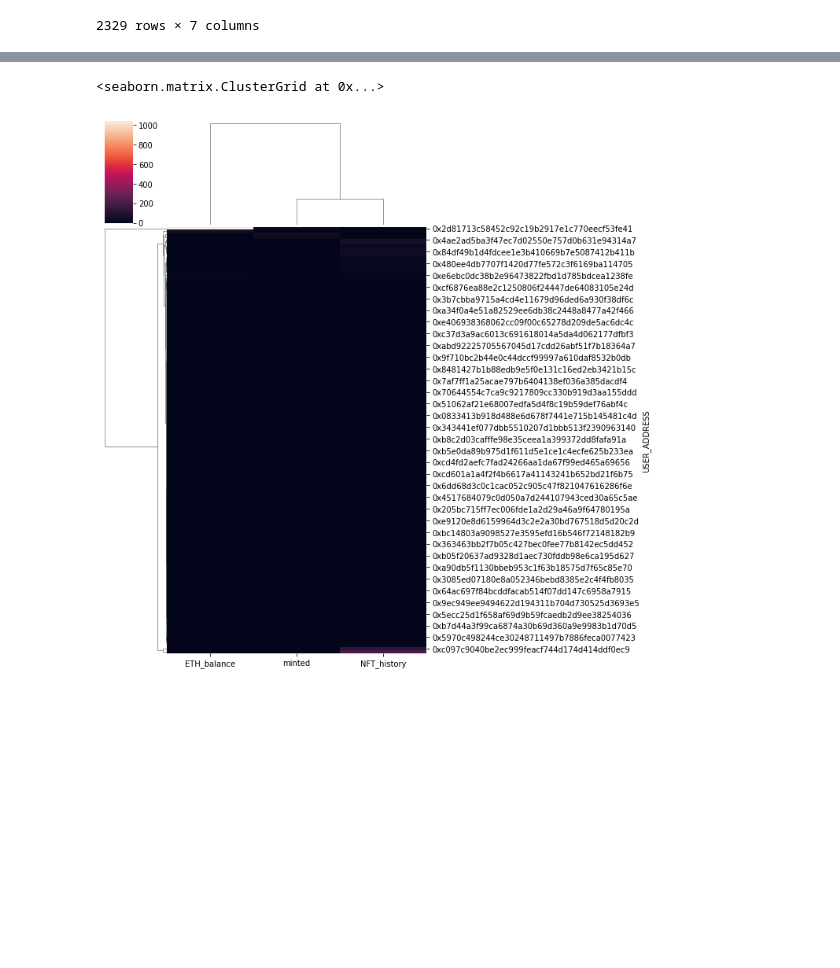
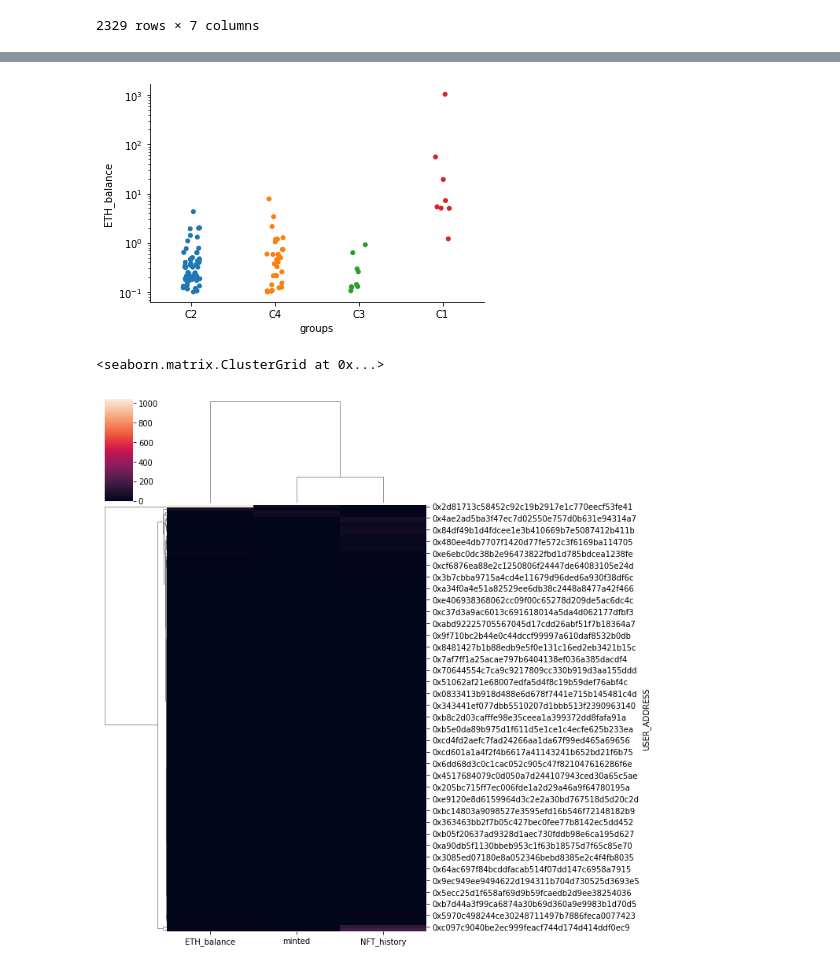
Before and after one commit to kkpsiren/streamlit_anchorhack_flipside, a Jupyter notebook: Untitled.ipynb, the cells around one changed output, grey strips where cells are left out. Cells and saved outputs as stored; diff of their text form; code cells hidden in the pictures; blank space fills up the shorter version.

```diff
--- a/Untitled.ipynb
+++ b/Untitled.ipynb
@@ -271,3 +338,10 @@ den[]
+# %%
+
+g = sns.stripplot(data=data,x='groups',y='ETH_balance')
+plt.yscale('log')
+sns.despine()
+# %% [output]
+[figure, added]
 # %%
 sns.clustermap(data)
 # %% [output]
```
Also changed, not shown: parts of 15 cells of this notebook, 2 other files.
